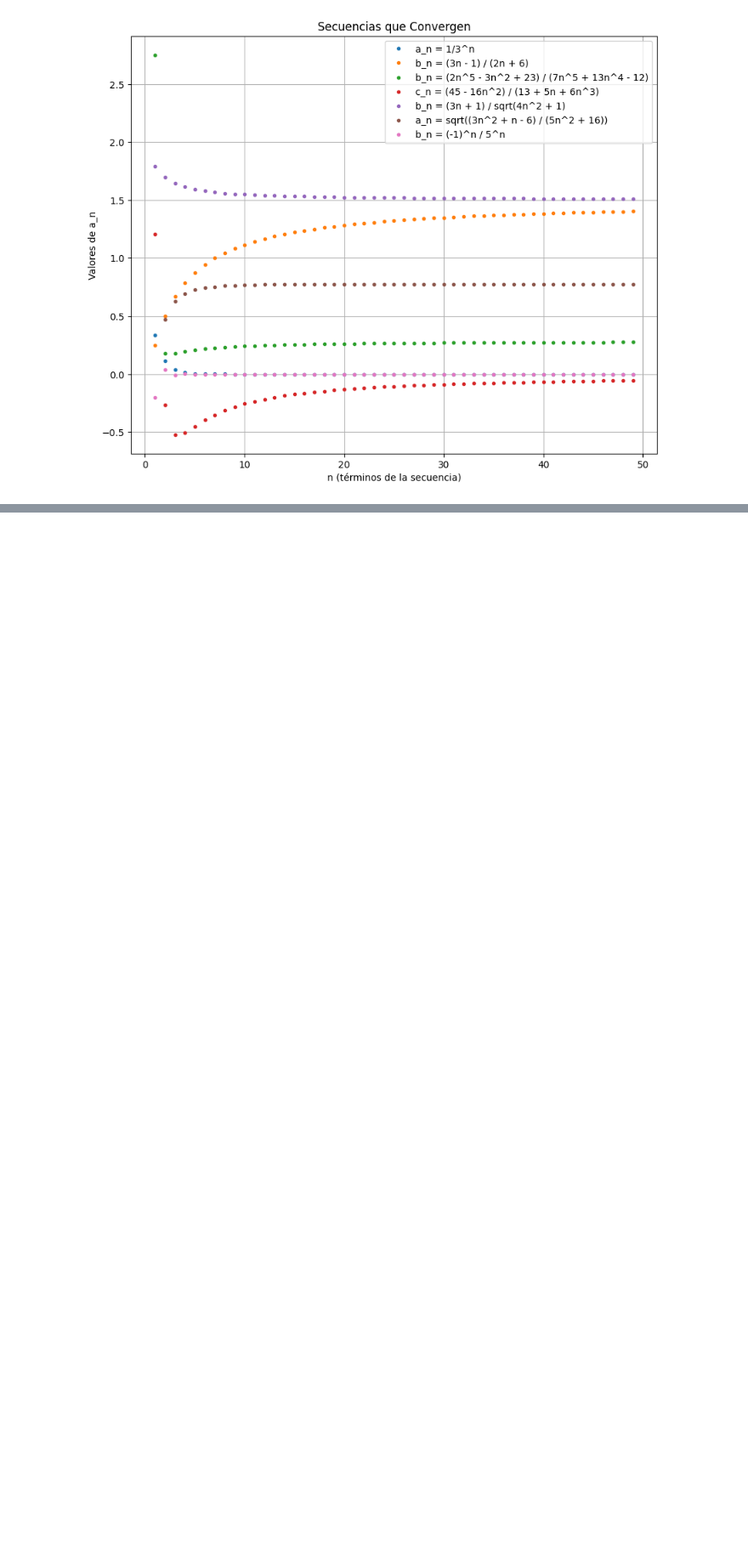
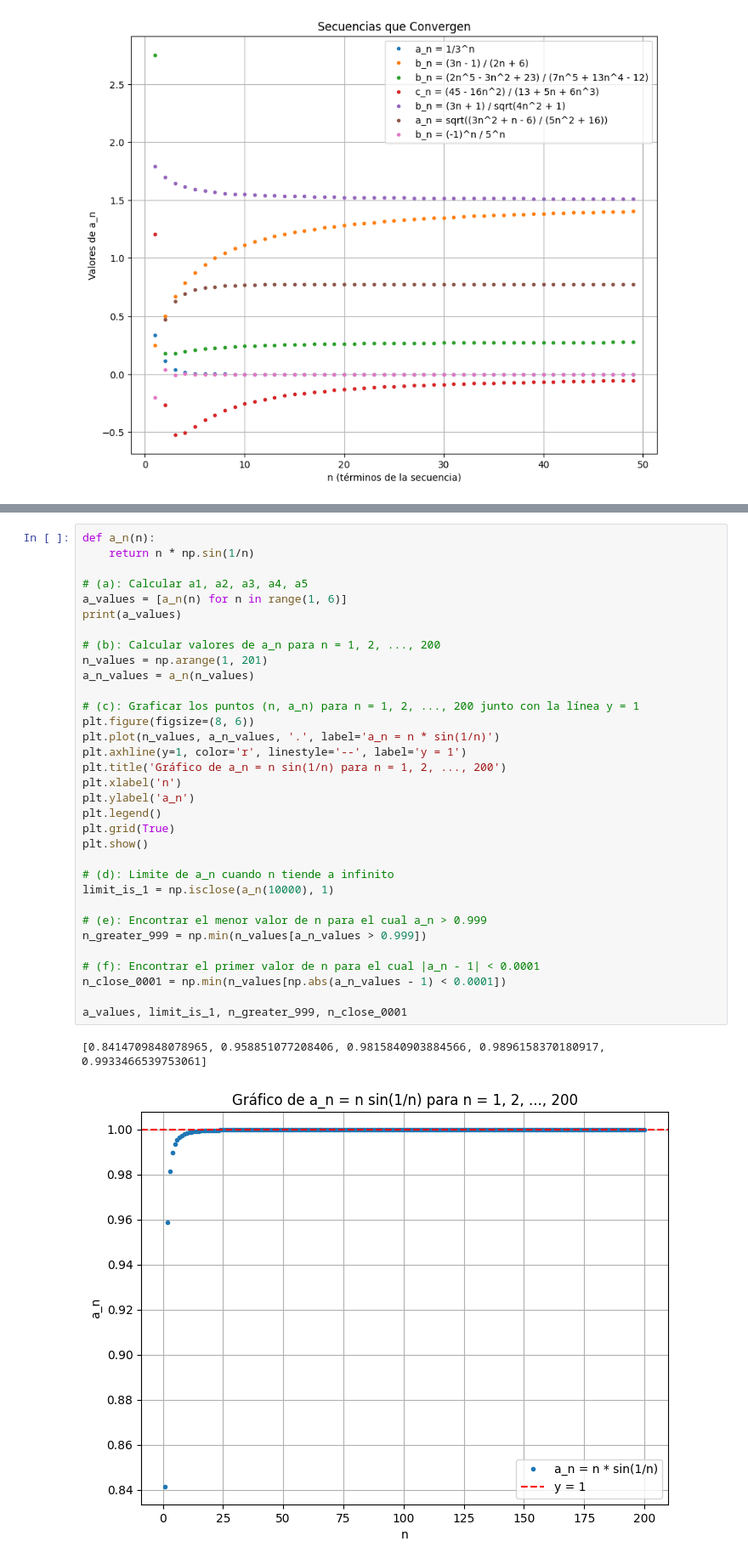
Before and after one commit to Daniel1martinez2/taller_s_6_mate_aplicada, a Jupyter notebook: main.ipynb, the cells around one changed output, grey strips where cells are left out. Shown at 85% size. Saved outputs shown, nothing was run; the diff lists cells and outputs as text; blank space fills up the shorter version.

```diff
--- a/main.ipynb
+++ b/main.ipynb
@@ -109,0 +197,36 @@ plt.show()
+# %%
+def a_n(n):
+    return n * np.sin(1/n)
+
+# (a): Calcular a1, a2, a3, a4, a5
+a_values = [a_n(n) for n in range(1, 6)]
+print(a_values)
+
+# (b): Calcular valores de a_n para n = 1, 2, ..., 200
+n_values = np.arange(1, 201)
+a_n_values = a_n(n_values)
+
+# (c): Graficar los puntos (n, a_n) para n = 1, 2, ..., 200 junto con la línea y = 1
+plt.figure(figsize=(8, 6))
+plt.plot(n_values, a_n_values, '.', label='a_n = n * sin(1/n)')
+plt.axhline(y=1, color='r', linestyle='--', label='y = 1')
+plt.title('Gráfico de a_n = n sin(1/n) para n = 1, 2, ..., 200')
+plt.xlabel('n')
+plt.ylabel('a_n')
+plt.legend()
+plt.grid(True)
+plt.show()
+
+# (d): Limite de a_n cuando n tiende a infinito
+limit_is_1 = np.isclose(a_n(10000), 1)
+
+# (e): Encontrar el menor valor de n para el cual a_n > 0.999
+n_greater_999 = np.min(n_values[a_n_values > 0.999])
+
+# (f): Encontrar el primer valor de n para el cual |a_n - 1| < 0.0001
+n_close_0001 = np.min(n_values[np.abs(a_n_values - 1) < 0.0001])
+
+a_values, limit_is_1, n_greater_999, n_close_0001
+# %% [output]
+[0.8414709848078965, 0.958851077208406, 0.9815840903884566, 0.9896158370180917, 0.9933466539753061]
+[figure, added]
```
Also changed, not shown: parts of 24 cells of this notebook.
